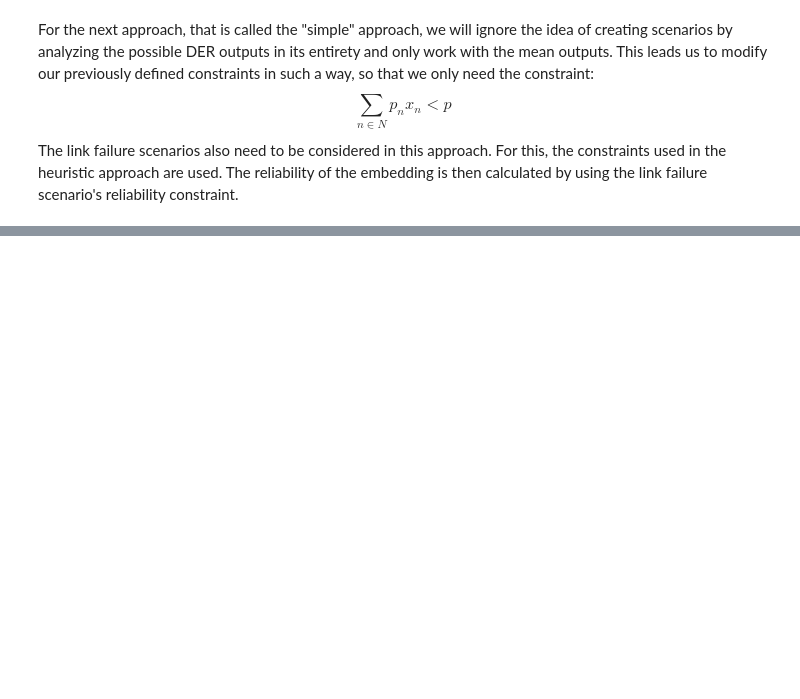
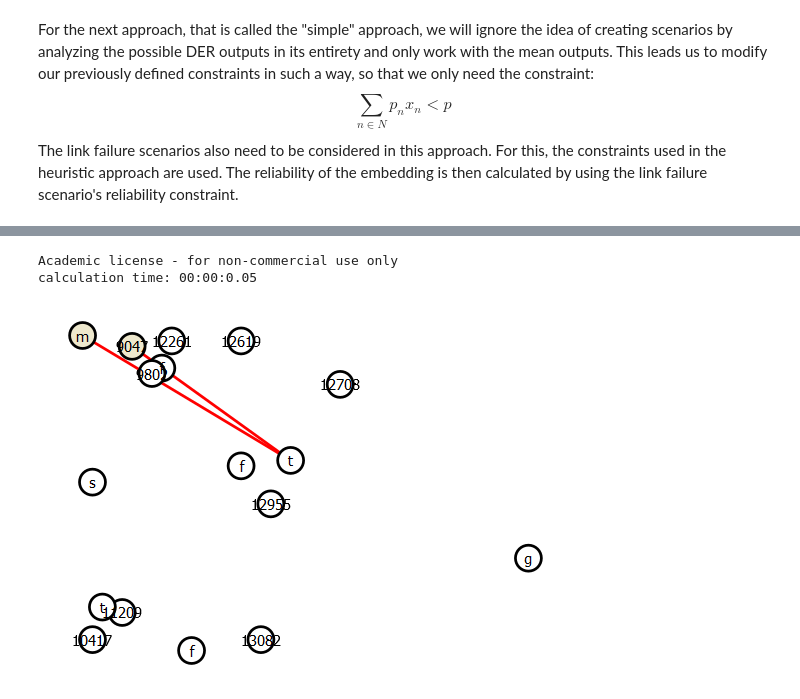
Before and after one commit to isabella-grieser/VNR-optimization-for-VPP, a Jupyter notebook: projectseminar.ipynb, the cells around one changed output, grey strips where cells are left out. Saved outputs shown, nothing was run; the diff lists cells and outputs as text; code cells hidden in the pictures; blank space fills up the shorter version.

```diff
--- a/projectseminar.ipynb
+++ b/projectseminar.ipynb
@@ -454 +494,7 @@ dynamic_model_analysis(.95, model = used_model, times = 10, type = "simple", lam
+# %%
+dynamic_model_analysis(.95, model = used_model, times = used_time, type = "no_link_failure", lambda = unit_price, update = true)
+# %% [output]
+Academic license - for non-commercial use only
+calculation time: 00:00:0.05
+[figure, added]
 # %% [markdown]
```
Also changed, not shown: parts of 20 cells of this notebook, 45 other files.
